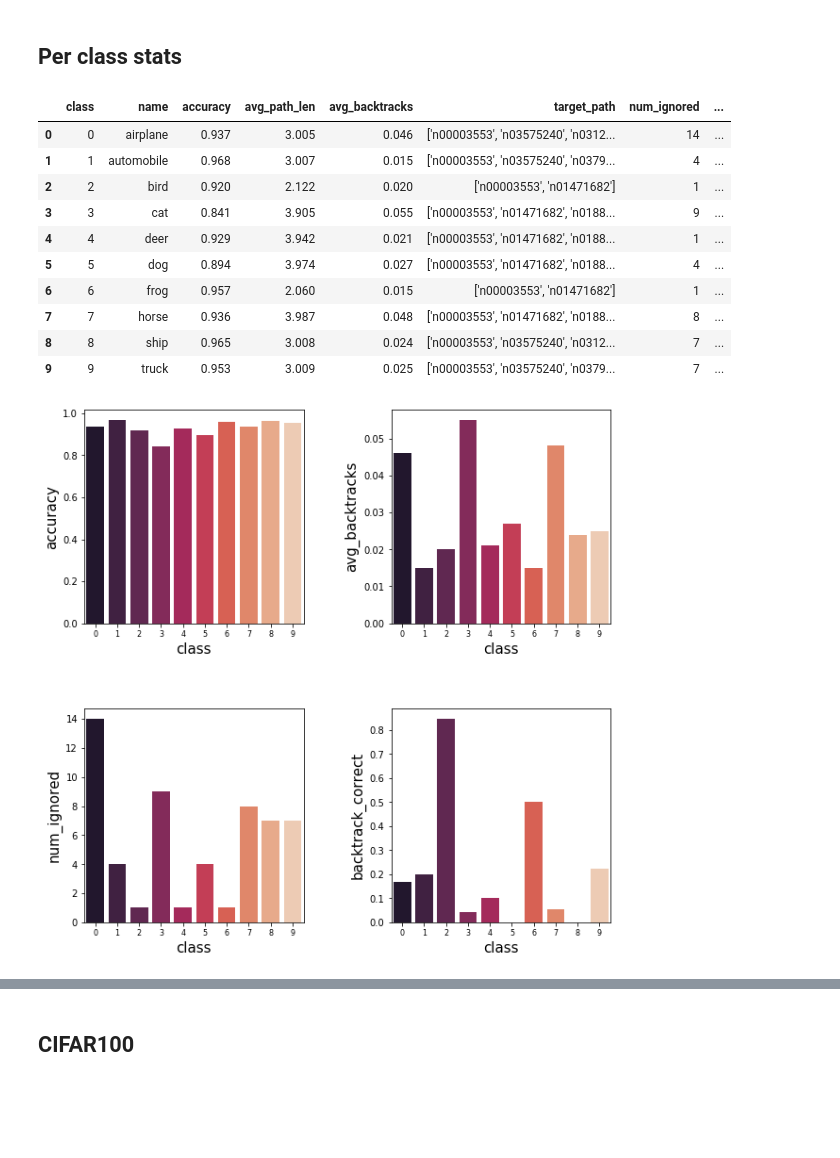
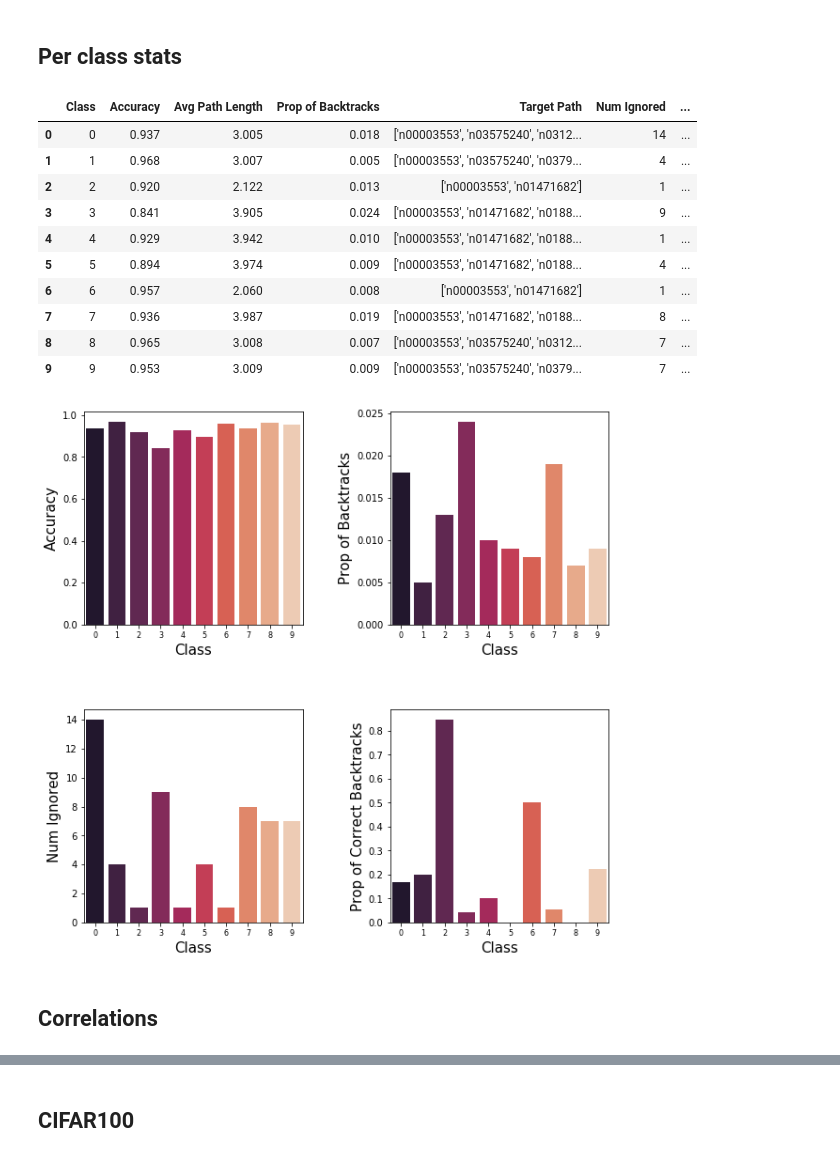
Before and after one commit to alvinwan/neural-backed-decision-trees, a Jupyter notebook: output/analyze_cifar.ipynb, the cells around one changed output, grey strips where cells are left out. Saved outputs shown, nothing was run; the diff lists cells and outputs as text; code cells hidden in the pictures; blank space fills up the shorter version.

Commit message:
plotted more correlations

```diff
--- a/output/analyze_cifar.ipynb
+++ b/output/analyze_cifar.ipynb
@@ -12,7 +12,7 @@ warnings.filterwarnings('ignore')
 # %%
 cifar10_classes = ('airplane', 'automobile', 'bird', 'cat', 'deer', 'dog', 'frog', 'horse', 'ship', 'truck')
 # %%
-df = pd.read_csv('output/cifar10_decision_tree_metrics.csv', sep='\t')
+df = pd.read_csv('cifar10_decision_tree_metrics.csv', sep='\t')
 df[:10]
 # %% [output]
 |  | Index | GT Class | Pred Class | Path | Path Probs | Num Nodes Explored | Node Backtracks |
@@ -29,12 +29,11 @@ df[:10]
 # %% [markdown]
 ### Preprocessing
 # %%
-df['Node Backtracks'] = df['Node Backtracks'].apply(lambda x: ast.literal_eval(x))
-df['Path'] = df['Path'].apply(lambda x: ast.literal_eval(x))
-df['Path Probs'] = df['Path Probs'].apply(lambda x: ast.literal_eval(x))
-df['Num Backtracks'] = df["Node Backtracks"].apply(lambda x: type(x))
+def preprocess(df):
+    df['Node Backtracks'] = df['Node Backtracks'].apply(lambda x: ast.literal_eval(x))
+    df['Path'] = df['Path'].apply(lambda x: ast.literal_eval(x))
+    df['Path Probs'] = df['Path Probs'].apply(lambda x: ast.literal_eval(x))
+    df['Num Backtracks'] = df["Node Backtracks"].apply(lambda x: len(x))
 # %% [markdown]
 ## Per class stats
-# %%
-class_stats = {"class":[], "name":[], "accuracy":[], "avg_path_len":[], "avg_backtracks":[], "target_path":[], "num_ignored":[], "incorrect_not_ignored":[], "backtrack_correct":[]}
 # %%
@@ -59,29 +69,34 @@ for i in range(len(np.unique(df['GT Class']))):
 # %%
+preprocess(df)
+class_stats = get_class_stats(df)
 stats = pd.DataFrame(class_stats)
 stats[:10]
 # %% [output]
-|  | class | name | accuracy | avg_path_len | avg_backtracks | target_path | num_ignored | ... |
-| 0 | 0 | airplane | 0.937 | 3.005 | 0.046 | ['n00003553', 'n03575240', 'n0312... | 14 | ... |
-| 1 | 1 | automobile | 0.968 | 3.007 | 0.015 | ['n00003553', 'n03575240', 'n0379... | 4 | ... |
-| 2 | 2 | bird | 0.920 | 2.122 | 0.020 | ['n00003553', 'n01471682'] | 1 | ... |
-| 3 | 3 | cat | 0.841 | 3.905 | 0.055 | ['n00003553', 'n01471682', 'n0188... | 9 | ... |
-| 4 | 4 | deer | 0.929 | 3.942 | 0.021 | ['n00003553', 'n01471682', 'n0188... | 1 | ... |
-| 5 | 5 | dog | 0.894 | 3.974 | 0.027 | ['n00003553', 'n01471682', 'n0188... | 4 | ... |
-| 6 | 6 | frog | 0.957 | 2.060 | 0.015 | ['n00003553', 'n01471682'] | 1 | ... |
-| 7 | 7 | horse | 0.936 | 3.987 | 0.048 | ['n00003553', 'n01471682', 'n0188... | 8 | ... |
-| 8 | 8 | ship | 0.965 | 3.008 | 0.024 | ['n00003553', 'n03575240', 'n0312... | 7 | ... |
-| 9 | 9 | truck | 0.953 | 3.009 | 0.025 | ['n00003553', 'n03575240', 'n0379... | 7 | ... |
+|  | Class | Accuracy | Avg Path Length | Prop of Backtracks | Target Path | Num Ignored | ... |
+| 0 | 0 | 0.937 | 3.005 | 0.018 | ['n00003553', 'n03575240', 'n0312... | 14 | ... |
+| 1 | 1 | 0.968 | 3.007 | 0.005 | ['n00003553', 'n03575240', 'n0379... | 4 | ... |
+| 2 | 2 | 0.920 | 2.122 | 0.013 | ['n00003553', 'n01471682'] | 1 | ... |
+| 3 | 3 | 0.841 | 3.905 | 0.024 | ['n00003553', 'n01471682', 'n0188... | 9 | ... |
+| 4 | 4 | 0.929 | 3.942 | 0.010 | ['n00003553', 'n01471682', 'n0188... | 1 | ... |
+| 5 | 5 | 0.894 | 3.974 | 0.009 | ['n00003553', 'n01471682', 'n0188... | 4 | ... |
+| 6 | 6 | 0.957 | 2.060 | 0.008 | ['n00003553', 'n01471682'] | 1 | ... |
+| 7 | 7 | 0.936 | 3.987 | 0.019 | ['n00003553', 'n01471682', 'n0188... | 8 | ... |
+| 8 | 8 | 0.965 | 3.008 | 0.007 | ['n00003553', 'n03575240', 'n0312... | 7 | ... |
+| 9 | 9 | 0.953 | 3.009 | 0.009 | ['n00003553', 'n03575240', 'n0379... | 7 | ... |
 # %%
 fig = plt.figure(figsize=(10,10))
 fig.subplots_adjust(hspace=0.4, wspace=0.4)
 ax = fig.add_subplot(2, 2, 1)
-sns.barplot(x='class', y='accuracy', data=stats, palette="rocket", ax=ax)
+sns.barplot(x='Class', y='Accuracy', data=stats, palette="rocket", ax=ax)
 ax = fig.add_subplot(2, 2, 2)
-sns.barplot(x='class', y='avg_backtracks', data=stats, palette="rocket", ax=ax)
+sns.barplot(x='Class', y='Prop of Backtracks', data=stats, palette="rocket", ax=ax)
 ax = fig.add_subplot(2, 2, 3)
-sns.barplot(x='class', y='num_ignored', data=stats, palette="rocket", ax=ax)
+sns.barplot(x='Class', y='Num Ignored', data=stats, palette="rocket", ax=ax)
 ax = fig.add_subplot(2, 2, 4)
-sns.barplot(x='class', y='backtrack_correct', data=stats, palette="rocket", ax=ax)
+sns.barplot(x='Class', y='Prop of Correct Backtracks', data=stats, palette="rocket", ax=ax)
+plt.savefig('cifar100.png')
 plt.show()
 # %% [output]
-[figure, old version]
+[figure, new version]
+# %% [markdown]
+## Correlations
```
Also changed, not shown: parts of 13 cells of this notebook, 1 other file.
